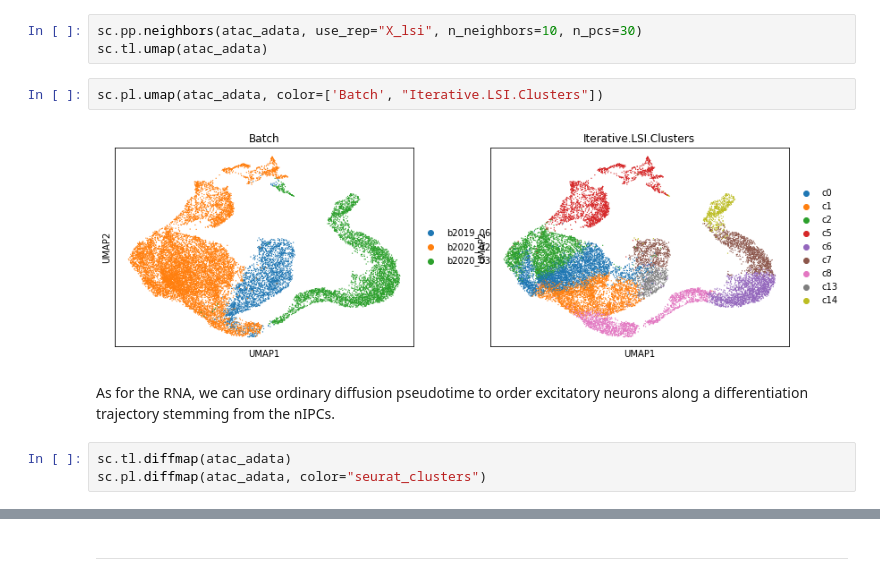
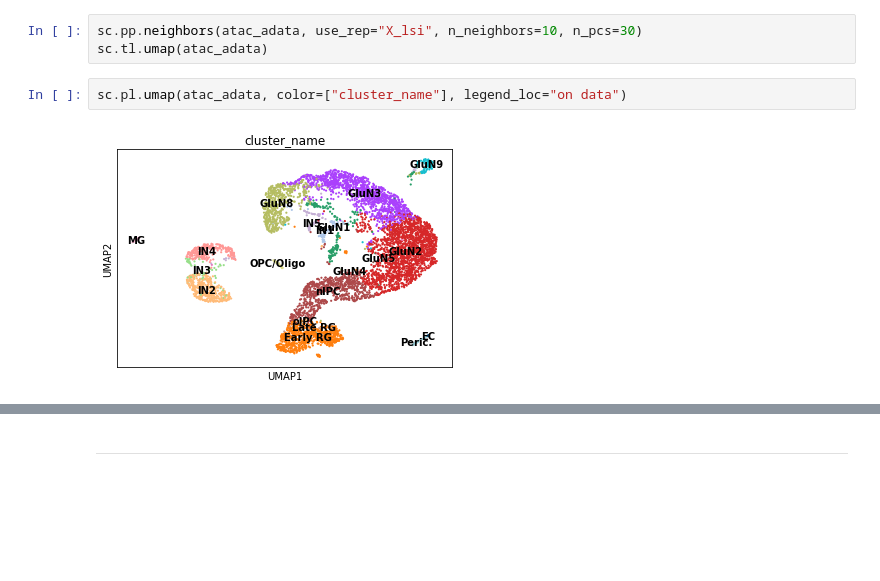
Before and after one commit to NBISweden/single-cell_sib_scilifelab_2021, a Jupyter notebook: multiomics/muon_analysis_diagonal.ipynb, the cells around one changed output, grey strips where cells are left out. Drawn from its saved outputs; the diff is of its cells as text; blank space fills up the shorter version.

```diff
--- a/multiomics/muon_analysis_diagonal.ipynb
+++ b/multiomics/muon_analysis_diagonal.ipynb
@@ -243,11 +306,6 @@ We can now compute a KNN graph for clustering and UMAP
 sc.pp.neighbors(atac_adata, use_rep="X_lsi", n_neighbors=10, n_pcs=30)
 sc.tl.umap(atac_adata)
 # %%
-sc.pl.umap(atac_adata, color=['Batch', "Iterative.LSI.Clusters"])
+sc.pl.umap(atac_adata, color=["cluster_name"], legend_loc="on data")
 # %% [output]
-[figure, old version]
+[figure, new version]
-# %% [markdown]
-As for the RNA, we can use ordinary diffusion pseudotime to order excitatory neurons along a differentiation trajectory stemming from the nIPCs.
-# %%
-sc.tl.diffmap(atac_adata)
-sc.pl.diffmap(atac_adata, color="seurat_clusters")
```
Also changed, not shown: parts of 80 cells of this notebook.
